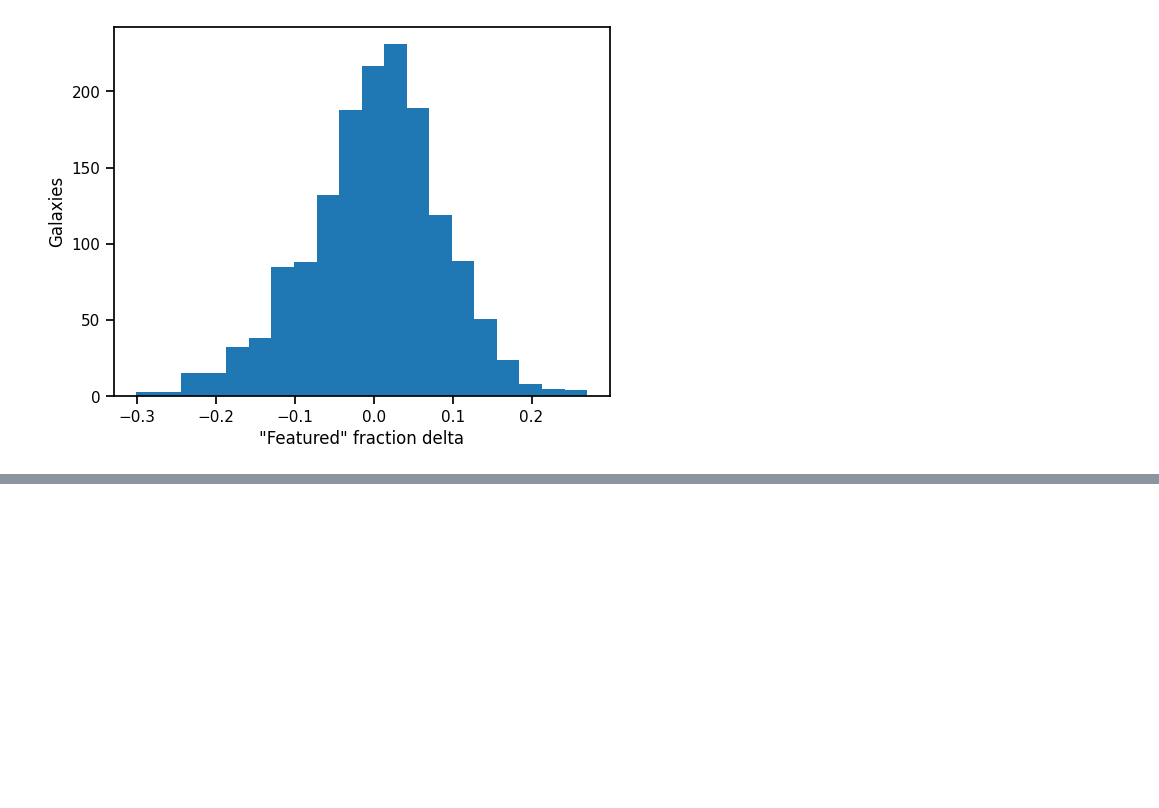
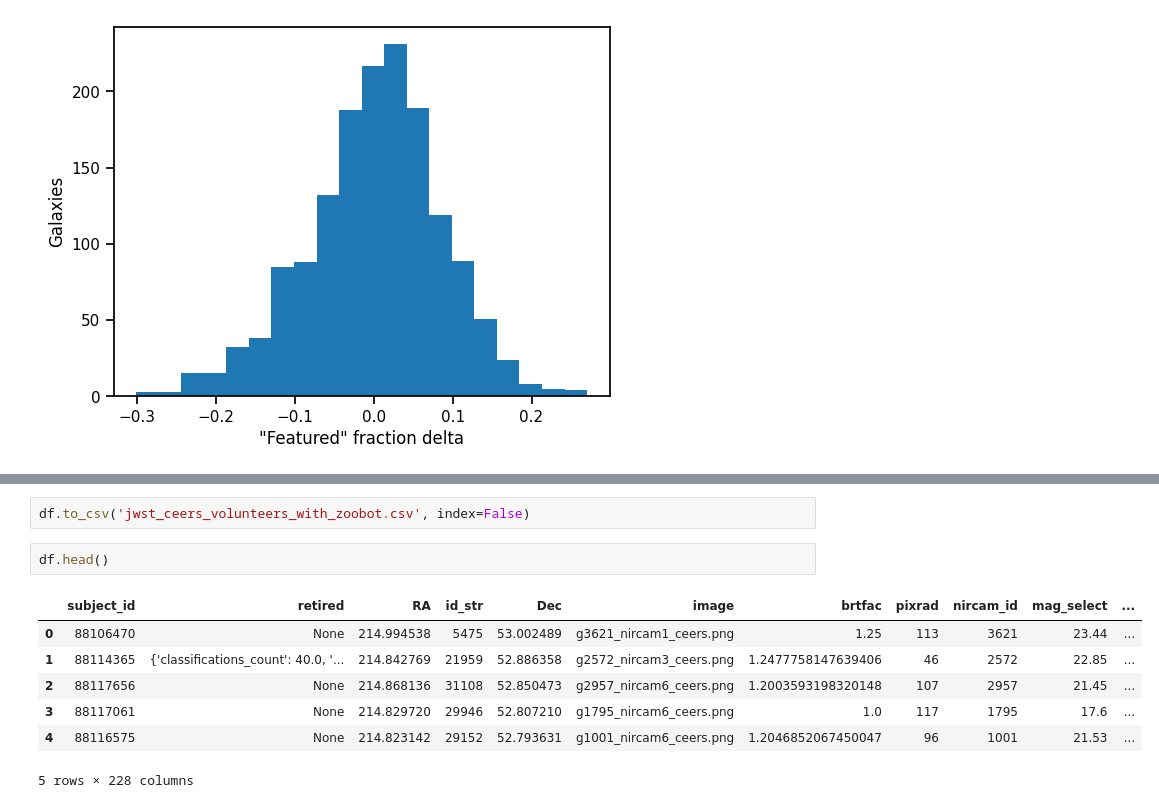
Before and after one commit to mwalmsley/gz-jwst, a Jupyter notebook: zoobot_jwst_viz.ipynb, the cells around one changed output, grey strips where cells are left out. Saved outputs shown, nothing was run; the diff lists cells and outputs as text; blank space fills up the shorter version.

Commit message:
add zoobot results

```diff
--- a/zoobot_jwst_viz.ipynb
+++ b/zoobot_jwst_viz.ipynb
@@ -174,0 +77,12 @@ Text(0, 0.5, 'Galaxies')
+# %%
+df.to_csv('jwst_ceers_volunteers_with_zoobot.csv', index=False)
+# %%
+df.head()
+# %% [output]
+|  | subject_id | retired | RA | id_str | Dec | image | brtfac | pixrad | nircam_id | mag_select | ... |
+| 0 | 88106470 | None | 214.994538 | 5475 | 53.002489 | g3621_nircam1_ceers.png | 1.25 | 113 | 3621 | 23.44 | ... |
+| 1 | 88114365 | {'classifications_count': 40.0, '... | 214.842769 | 21959 | 52.886358 | g2572_nircam3_ceers.png | 1.2477758147639406 | 46 | 2572 | 22.85 | ... |
+| 2 | 88117656 | None | 214.868136 | 31108 | 52.850473 | g2957_nircam6_ceers.png | 1.2003593198320148 | 107 | 2957 | 21.45 | ... |
+| 3 | 88117061 | None | 214.829720 | 29946 | 52.807210 | g1795_nircam6_ceers.png | 1.0 | 117 | 1795 | 17.6 | ... |
+| 4 | 88116575 | None | 214.823142 | 29152 | 52.793631 | g1001_nircam6_ceers.png | 1.2046852067450047 | 96 | 1001 | 21.53 | ... |
+5 rows × 228 columns
```
Also changed, not shown: parts of 10 cells of this notebook, 2 other files.
